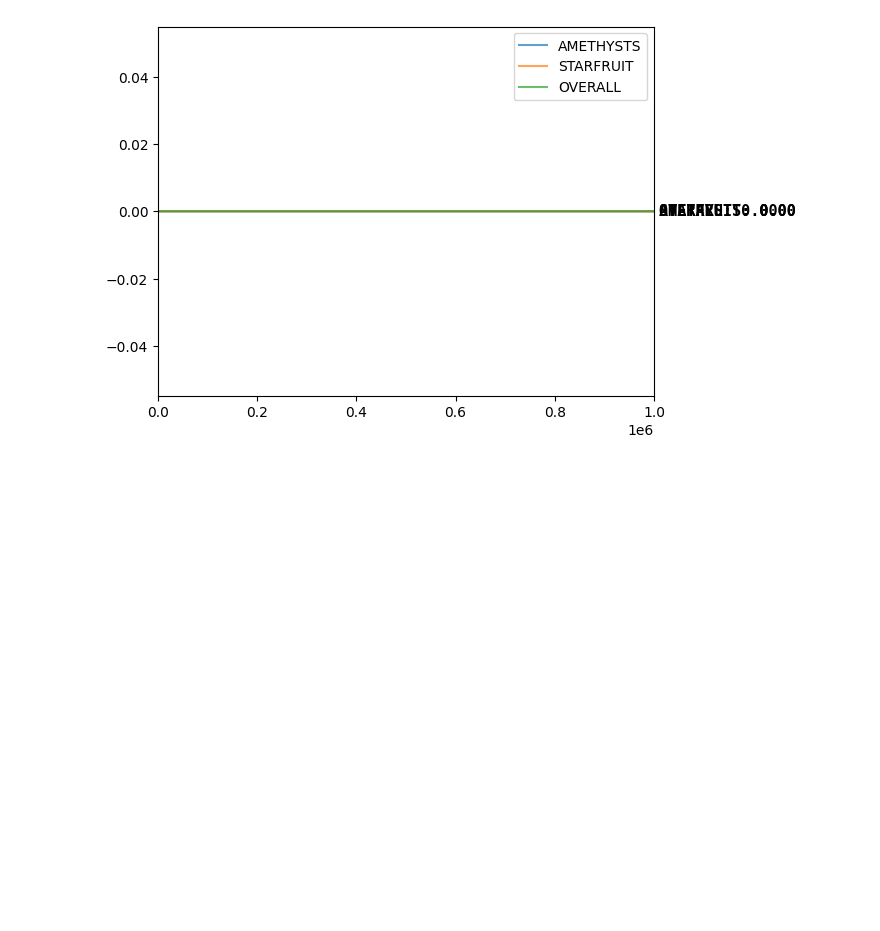
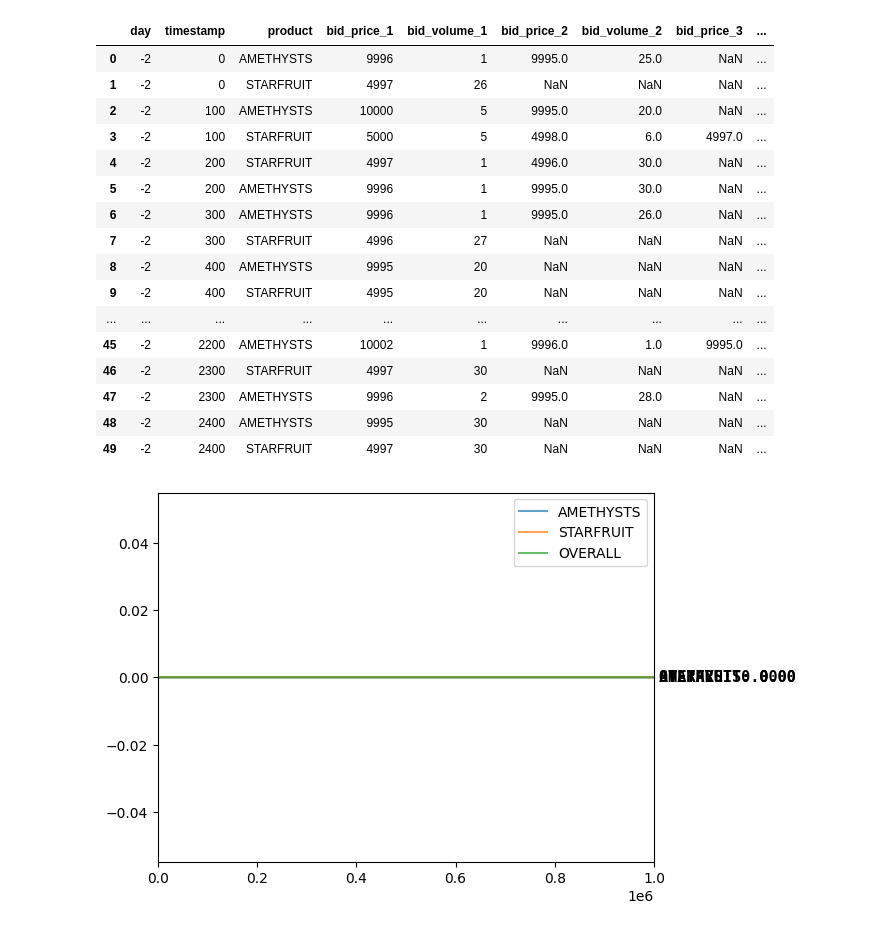
Before and after one commit to Eric1K/IMC-Prop-2, a Jupyter notebook: vis.ipynb, the cells around one changed output. Drawn from its saved outputs; the diff is of its cells as text; code cells hidden in the pictures; blank space fills up the shorter version.

Commit message:
round2

```diff
--- a/vis.ipynb
+++ b/vis.ipynb
@@ -21,6 +21,15 @@ pnl_data = pd.read_csv(pnl, sep=';')
 log = 'logs/Round1/'+'trades_round_1_day_-2_nn'+'.csv'
 log2 = 'logs/Round1/'+'trades_round_1_day_-1_nn'+'.csv'
 log3 = 'logs/Round1/'+'trades_round_1_day_0_nn'+'.csv'
+
+log_ob = 'logs/Round1/'+'prices_round_1_day_-2'+'.csv'
+log_ob2 = 'logs/Round1/'+'prices_round_1_day_-1'+'.csv'
+log_ob3 = 'logs/Round1/'+'prices_round_1_day_0'+'.csv'
+
+ob = pd.read_csv(log_ob, sep=';')
+ob2 = pd.read_csv(log_ob2, sep=';')
+ob3 = pd.read_csv(log_ob3, sep=';')
+
 if hist_data:
     cnd = pd.read_csv(log, sep=';')
     cnd2 = pd.read_csv(log2, sep=';')
@@ -32,6 +41,26 @@ else:
     for i in range(len(lines)):
         if(re.match('Trade History:', lines[i])):
             cnd = pd.json_normalize(json.loads('\n'.join(lines[i+1::])))
+# %%
+ob.head(50)
+# %% [output]
+|  | day | timestamp | product | bid_price_1 | bid_volume_1 | bid_price_2 | bid_volume_2 | bid_price_3 | ... |
+| 0 | -2 | 0 | AMETHYSTS | 9996 | 1 | 9995.0 | 25.0 | NaN | ... |
+| 1 | -2 | 0 | STARFRUIT | 4997 | 26 | NaN | NaN | NaN | ... |
+| 2 | -2 | 100 | AMETHYSTS | 10000 | 5 | 9995.0 | 20.0 | NaN | ... |
+| 3 | -2 | 100 | STARFRUIT | 5000 | 5 | 4998.0 | 6.0 | 4997.0 | ... |
+| 4 | -2 | 200 | STARFRUIT | 4997 | 1 | 4996.0 | 30.0 | NaN | ... |
+| 5 | -2 | 200 | AMETHYSTS | 9996 | 1 | 9995.0 | 30.0 | NaN | ... |
+| 6 | -2 | 300 | AMETHYSTS | 9996 | 1 | 9995.0 | 26.0 | NaN | ... |
+| 7 | -2 | 300 | STARFRUIT | 4996 | 27 | NaN | NaN | NaN | ... |
+| 8 | -2 | 400 | AMETHYSTS | 9995 | 20 | NaN | NaN | NaN | ... |
+| 9 | -2 | 400 | STARFRUIT | 4995 | 20 | NaN | NaN | NaN | ... |
+| ... | ... | ... | ... | ... | ... | ... | ... | ... | ... |
+| 45 | -2 | 2200 | AMETHYSTS | 10002 | 1 | 9996.0 | 1.0 | 9995.0 | ... |
+| 46 | -2 | 2300 | STARFRUIT | 4997 | 30 | NaN | NaN | NaN | ... |
+| 47 | -2 | 2300 | AMETHYSTS | 9996 | 2 | 9995.0 | 28.0 | NaN | ... |
+| 48 | -2 | 2400 | AMETHYSTS | 9995 | 30 | NaN | NaN | NaN | ... |
+| 49 | -2 | 2400 | STARFRUIT | 4997 | 30 | NaN | NaN | NaN | ... |
 # %%
 def display_pnl(csv):
     # P/L Graph
```
Also changed, not shown: 3 other files.
